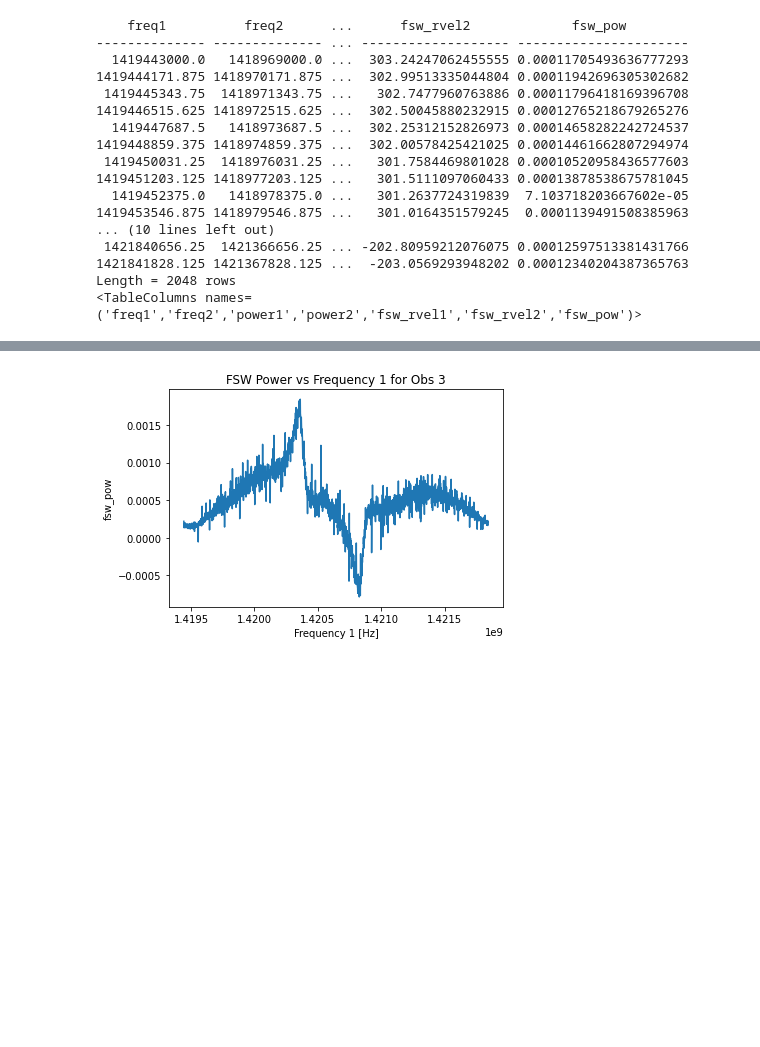
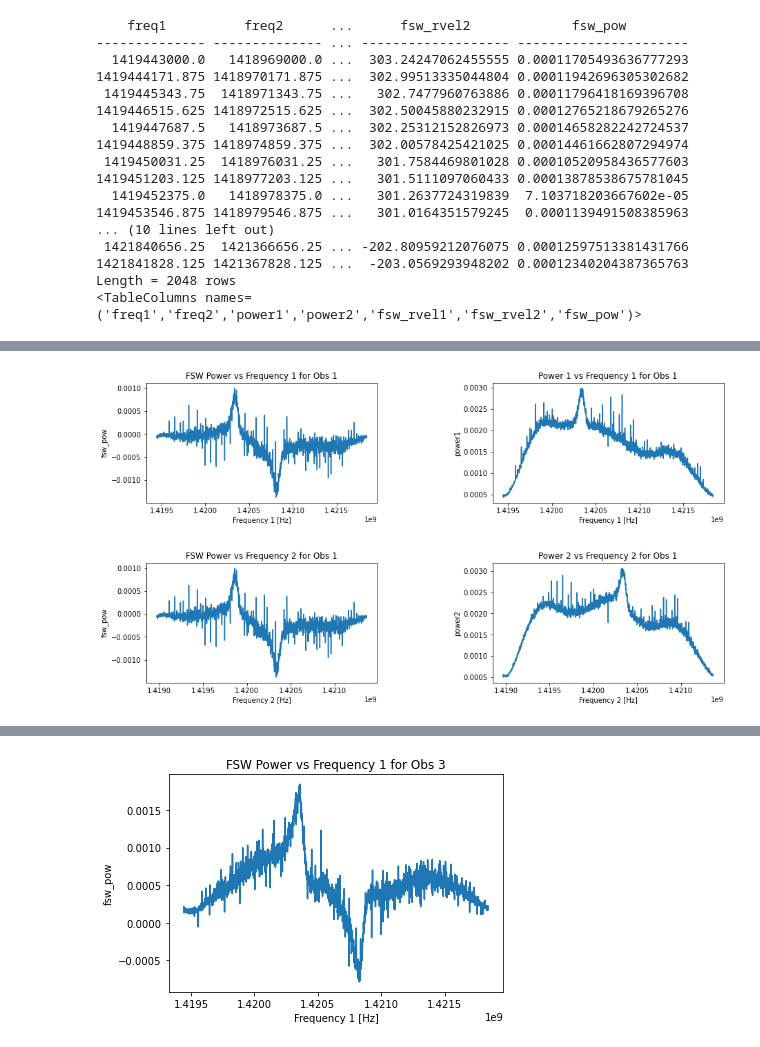
Before and after one commit to cl3425/ast6725-radio-lab, a Jupyter notebook: Radio-Lab.ipynb, the cells around one changed output, grey strips where cells are left out. Drawn from its saved outputs; the diff is of its cells as text; code cells hidden in the pictures; blank space fills up the shorter version.

```diff
--- a/Radio-Lab.ipynb
+++ b/Radio-Lab.ipynb
@@ -214,3 +216,7 @@ print(obs1.columns)
 1421841828.125 1421367828.125 ...  -203.0569293948202 0.00012340204387365763
 Length = 2048 rows
 <TableColumns names=('freq1','freq2','power1','power2','fsw_rvel1','fsw_rvel2','fsw_pow')>
+# %%
+dark_lnaon_resistoroff = astropy.table.Table.read(path+'psd_201113_025357_tint60s_sdr0_fswbasic_calibration_lan_resistor_off_60s.fits')
+print(dark_lnaon_resistoroff)
+print(dark_lnaon_resistoroff.columns)
@@ -216,0 +241,31 @@ Length = 2048 rows
+# %%
+# dark subtracted obs 1
+f = plt.figure(figsize=(15,8))
+plt.subplots_adjust(wspace=0.5, hspace=0.5)
+plt.subplot(221)
+plt.plot(obs1['freq1'], obs1['fsw_pow']-dark_lnaon_resistoroff['fsw_pow'])
+plt.ylabel('fsw_pow')
+plt.xlabel('Frequency 1 [Hz]')
+plt.title('FSW Power vs Frequency 1 for Obs 1')
+
+plt.subplot(222)
+plt.plot(obs1['freq1'], obs1['power1']-dark_lnaon_resistoroff['power1'])
+plt.ylabel('power1')
+plt.xlabel('Frequency 1 [Hz]')
+plt.title('Power 1 vs Frequency 1 for Obs 1')
+
+plt.subplot(223)
+plt.plot(obs1['freq2'], obs1['fsw_pow']-dark_lnaon_resistoroff['fsw_pow'])
+plt.ylabel('fsw_pow')
+plt.xlabel('Frequency 2 [Hz]')
+plt.title('FSW Power vs Frequency 2 for Obs 1')
+
+plt.subplot(224)
+plt.plot(obs1['freq2'], obs1['power2']-dark_lnaon_resistoroff['power2'])
+plt.ylabel('power2')
+plt.xlabel('Frequency 2 [Hz]')
+plt.title('Power 2 vs Frequency 2 for Obs 1')
+
+plt.show()
+# %% [output]
+[figure, added]
```
Also changed, not shown: parts of 20 cells of this notebook.
